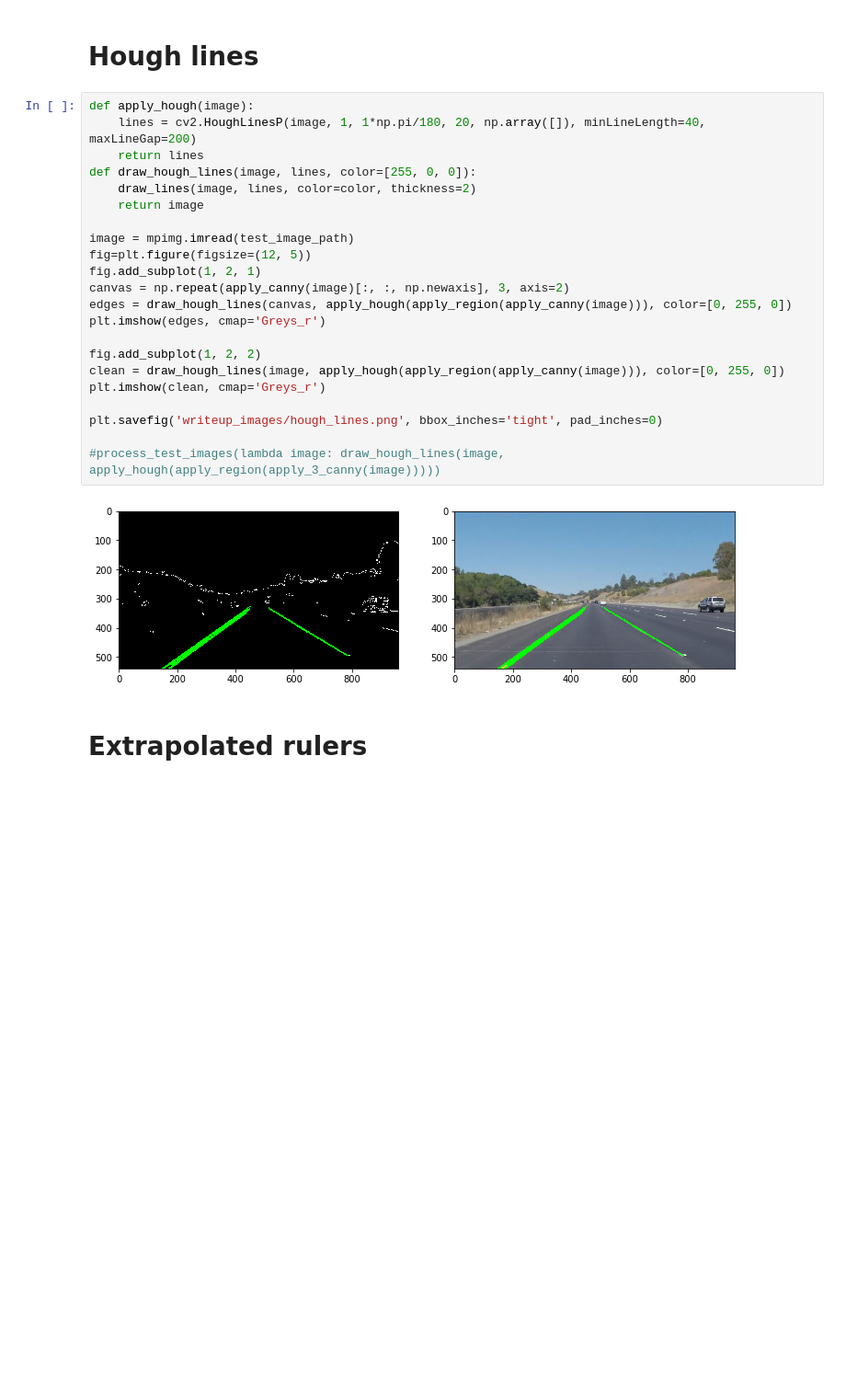
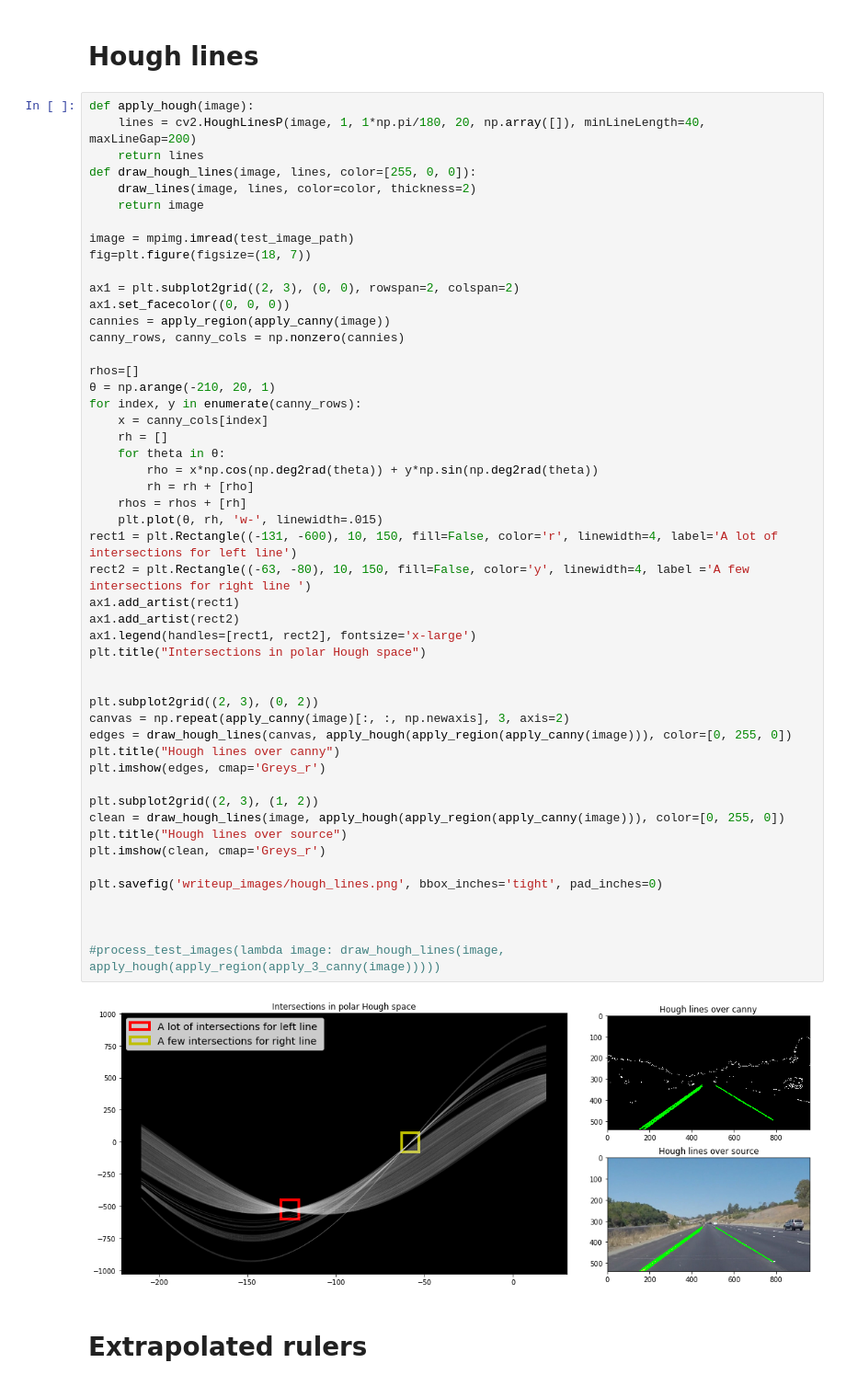
Before and after one commit to kradio3/CarND-LaneLines-P1, a Jupyter notebook: writeup_images.ipynb, the cells around one changed output. Shown at 92% size. Cells and saved outputs as stored; diff of their text form; blank space fills up the shorter version.

```diff
--- a/writeup_images.ipynb
+++ b/writeup_images.ipynb
@@ -200,27 +200,55 @@ plt.savefig('writeup_images/roi.png', bbox_inches='tight', pad_inches=0)
 # %%
 def apply_hough(image):
     lines = cv2.HoughLinesP(image, 1, 1*np.pi/180, 20, np.array([]), minLineLength=40, maxLineGap=200)
     return lines
 def draw_hough_lines(image, lines, color=[255, 0, 0]):
     draw_lines(image, lines, color=color, thickness=2)
     return image
 
 image = mpimg.imread(test_image_path)
-fig=plt.figure(figsize=(12, 5))
-fig.add_subplot(1, 2, 1)
+fig=plt.figure(figsize=(18, 7))
+
+ax1 = plt.subplot2grid((2, 3), (0, 0), rowspan=2, colspan=2)
+ax1.set_facecolor((0, 0, 0))
+cannies = apply_region(apply_canny(image))
+canny_rows, canny_cols = np.nonzero(cannies)
+
+rhos=[]
+θ = np.arange(-210, 20, 1)
+for index, y in enumerate(canny_rows):
+    x = canny_cols[index]
+    rh = []
+    for theta in θ:
+        rho = x*np.cos(np.deg2rad(theta)) + y*np.sin(np.deg2rad(theta))
+        rh = rh + [rho]
+    rhos = rhos + [rh]
+    plt.plot(θ, rh, 'w-', linewidth=.015)
+rect1 = plt.Rectangle((-131, -600), 10, 150, fill=False, color='r', linewidth=4, label='A lot of intersections for left line')
+rect2 = plt.Rectangle((-63, -80), 10, 150, fill=False, color='y', linewidth=4, label ='A few intersections for right line ')
+ax1.add_artist(rect1)
+ax1.add_artist(rect2)
+ax1.legend(handles=[rect1, rect2], fontsize='x-large')
+plt.title("Intersections in polar Hough space")
+
+
+plt.subplot2grid((2, 3), (0, 2))
 canvas = np.repeat(apply_canny(image)[:, :, np.newaxis], 3, axis=2)
 edges = draw_hough_lines(canvas, apply_hough(apply_region(apply_canny(image))), color=[0, 255, 0])
+plt.title("Hough lines over canny")
 plt.imshow(edges, cmap='Greys_r')
 
-fig.add_subplot(1, 2, 2)
+plt.subplot2grid((2, 3), (1, 2))
 clean = draw_hough_lines(image, apply_hough(apply_region(apply_canny(image))), color=[0, 255, 0])
+plt.title("Hough lines over source")
 plt.imshow(clean, cmap='Greys_r')
 
 plt.savefig('writeup_images/hough_lines.png', bbox_inches='tight', pad_inches=0)
 
+
+
 #process_test_images(lambda image: draw_hough_lines(image, apply_hough(apply_region(apply_3_canny(image)))))
 # %% [output]
-[figure, old version]
+[figure, new version]
 # %% [markdown]
 # Extrapolated rulers
 # %%
```
Also changed, not shown: parts of 10 cells of this notebook, 7 other files.
